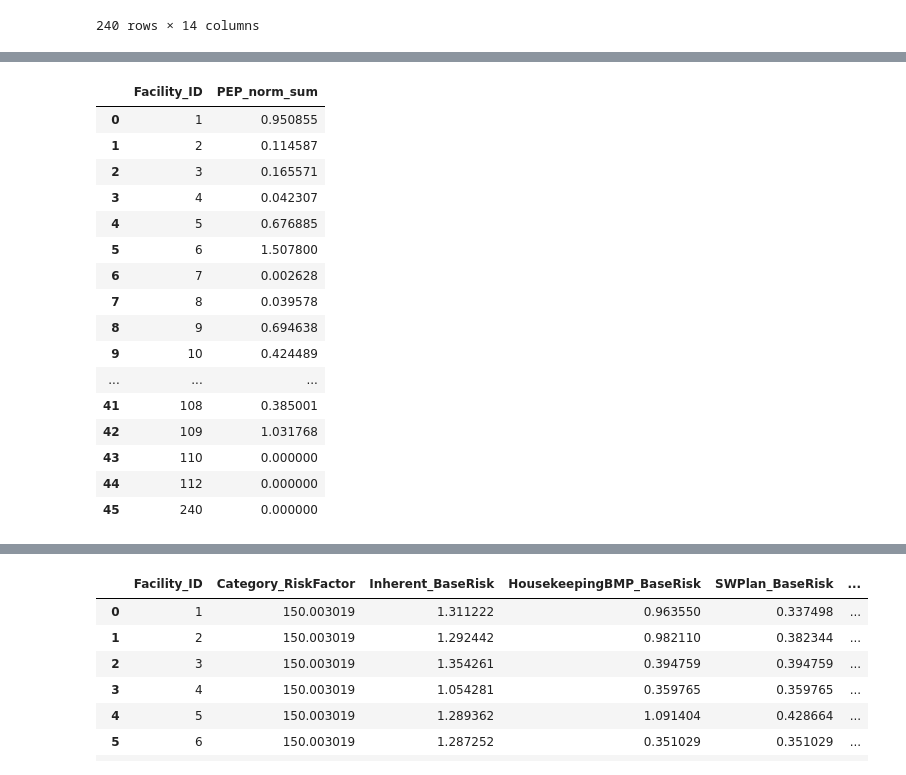
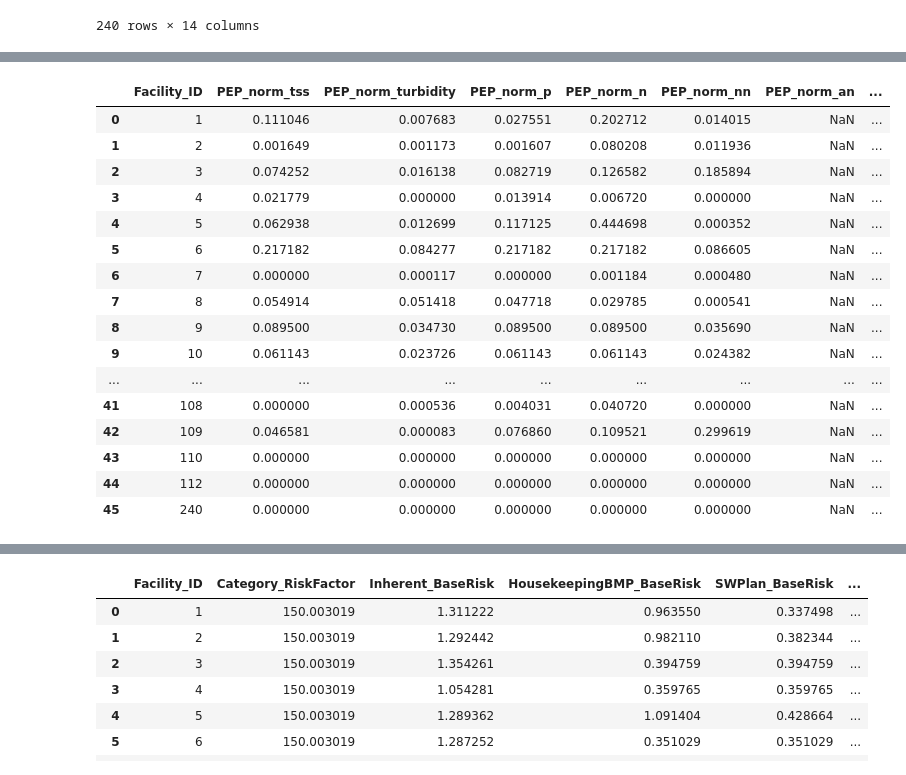
Before and after one commit to mallen69/Project_Sprint_7, a Jupyter notebook: Sprint03_Data_Operation/_jonhonda_dat/special_prj/Jon_Special_Project_v2.ipynb, the cells around one changed output, grey strips where cells are left out. Saved outputs shown, nothing was run; the diff lists cells and outputs as text; code cells hidden in the pictures.

```diff
--- a/Sprint03_Data_Operation/_jonhonda_dat/special_prj/Jon_Special_Project_v2.ipynb
+++ b/Sprint03_Data_Operation/_jonhonda_dat/special_prj/Jon_Special_Project_v2.ipynb
@@ -455,3 +455,14 @@ display(pd_exMaxConcs)
 | 100 | 112 | 2013-03-09 | 155.0 | 15.80 | 0.775 | 2.221 | 0.461 | 0.050 | 5.6 | NaN | ... |
 | 101 | 240 | 2015-09-11 | 293.0 | 93.20 | 0.774 | 4.510 | 1.800 | 0.173 | 0.0 | NaN | ... |
 102 rows × 26 columns
+# %%
+#############################################################################################################
+#                        Assign NEL for facility sample based on sample date
+#                                    REDEFINE  GLOBAL VARIABLE: pd_exMaxConcs
+#############################################################################################################
+#write nels for each sample based on wet or dry season
+for Constituent in pollLS:
+    pd_exMaxConcs['nel_'+Constituent] = 0
+    pd_exMaxConcs['nel_'+Constituent] = pd_exMaxConcs.apply(lambda row:
+      EffLim.Get_pd_NEL_WetOrDry(row['sample_date'], pd_FacsNELs_Wet, pd_FacsNELs_Dry)['nel_'+Constituent], axis = 1)
+display(pd_exMaxConcs)
@@ -790,29 +761,16 @@ display(pd_NormBaselinePEP)
 #                                        CALCULATE PEP_norm
 #
 ############################################################################################################
-def _HELPER_calc_PEP_norm(row, Constituent, pd_NormBaselinePEP):
-    #HELPER function to calculate norm of PEP_raw for a given constituent
-    #get max and min baseline values from pd_NormBAselinePEP
-    BLmax= pd_NormBaselinePEP.loc[pd_NormBaselinePEP['MaxMin']=='Max', 'PEP_Baseline_' + Constituent].values[0]
-    BLmin= pd_NormBaselinePEP.loc[pd_NormBaselinePEP['MaxMin']=='Min', 'PEP_Baseline_' + Constituent].values[0]
-    #i dont know how to catch div by zero errors using numpy :-/
-    dv = row['PEP_raw_' + Constituent] - BLmin
-    if dv != 0:
-        v = (dv - BLmin)/(BLmax - BLmin)
-    else:
-        v = 0 #force to 0
-    return v
 def CalcPEP_norm(pd_PEP_raw,pollLS, pd_NormBaselinePEP):
     #calculate PEP_norm for each constituent pollutant of each facility in pd_PEP_raw
     #return pd_PEP_norm [	Facility_ID	PEP_norm_tss	PEP_norm_turbidity	PEP_norm_p	PEP_norm_n	PEP_norm_nn	PEP_norm_an	PEP_norm_og	PEP_norm_cu	PEP_norm_zn	PEP_norm_fe	PEP_norm_phmin	PEP_norm_phmax]
 
     #initialize pd_PEP_norm dataframe w/ Facility_IDs from pd_exPEP_raw
     pd_PEP_norm = pd_PEP_raw.loc[:,['Facility_ID']]
-#     pd_PEP_norm.reset_index(drop=True,inplace=True)
-    #loop through each constituent; calculating norms as we go:
     for Constituent in pollLS:
-            pd_PEP_norm['PEP_norm_' + Constituent] = pd_PEP_raw.apply(lambda row:
-                                               _HELPER_calc_PEP_norm(row,Constituent,pd_NormBaselinePEP), axis = 1)
+        BLmax= pd_NormBaselinePEP.loc[pd_NormBaselinePEP['MaxMin']=='Max', 'PEP_Baseline_' + Constituent].values[0]
+        BLmin= pd_NormBaselinePEP.loc[pd_NormBaselinePEP['MaxMin']=='Min', 'PEP_Baseline_' + Constituent].values[0]
+        pd_PEP_norm['PEP_norm_' + Constituent] = (pd_PEP_raw['PEP_raw_' + Constituent] - BLmin) / (BLmax - BLmin)
     return pd_PEP_norm
 
 #############################################################################################################
@@ -850,39 +808,43 @@ This is the pd_exPEP_norm dataframe:
 # %%
 #############################################################################################################
 #                                        Sum Normalized PEP Scores
 #                                write scores to new dataframe called pd_PEP_sum
 ############################################################################################################
 def SumNormPEPs (pd_PEP_norm):
     #general function to sum normalized PEPs
+    #CAUTION!!! REVISES passed dataframe to include summing column
     pd_PEP_norm.set_index('Facility_ID', inplace=True) #move FAcility ID to index temporarily
+#     display(pd_PEP_norm['PEP_norm_sum'])
     pd_PEP_norm['PEP_norm_sum'] = pd_PEP_norm.sum(axis = 1) #sum norm scores for each facility
     pd_PEP_norm.reset_index(inplace=True) #move facility ID from index
-    return(pd_PEP_norm.loc[:,['Facility_ID', 'PEP_norm_sum']]) #copy summed norm scores and return dataframe
+    return(pd_PEP_norm) #return passed dataframe
 
 #############################################################################################################
 #                                  Sum existing Normalized PEP Scores
-#                              (DEFINE GLOBAL VARIABLE: pd_exPEP_sum)
+#                              (REDEFINE GLOBAL VARIABLE: pd_exPEP_norm)
 ############################################################################################################
-pd_exPEP_sum = SumNormPEPs(pd_exPEP_norm)
-display(pd_exPEP_sum)
+
+# display(pd_exPEP_norm.loc[:,['Facility_ID', 'PEP_norm_sum']])
+pd_exPEP_norm = SumNormPEPs(pd_exPEP_norm) #revise pd_exPEP_Norm to include summing column
+display(pd_exPEP_norm)
 # %% [output]
-|  | Facility_ID | PEP_norm_sum |
-| 0 | 1 | 0.950855 |
-| 1 | 2 | 0.114587 |
-| 2 | 3 | 0.165571 |
-| 3 | 4 | 0.042307 |
-| 4 | 5 | 0.676885 |
-| 5 | 6 | 1.507800 |
-| 6 | 7 | 0.002628 |
-| 7 | 8 | 0.039578 |
-| 8 | 9 | 0.694638 |
-| 9 | 10 | 0.424489 |
-| ... | ... | ... |
-| 41 | 108 | 0.385001 |
-| 42 | 109 | 1.031768 |
-| 43 | 110 | 0.000000 |
-| 44 | 112 | 0.000000 |
-| 45 | 240 | 0.000000 |
+|  | Facility_ID | PEP_norm_tss | PEP_norm_turbidity | PEP_norm_p | PEP_norm_n | PEP_norm_nn | PEP_norm_an | ... |
+| 0 | 1 | 0.111046 | 0.007683 | 0.027551 | 0.202712 | 0.014015 | NaN | ... |
+| 1 | 2 | 0.001649 | 0.001173 | 0.001607 | 0.080208 | 0.011936 | NaN | ... |
+| 2 | 3 | 0.074252 | 0.016138 | 0.082719 | 0.126582 | 0.185894 | NaN | ... |
+| 3 | 4 | 0.021779 | 0.000000 | 0.013914 | 0.006720 | 0.000000 | NaN | ... |
+| 4 | 5 | 0.062938 | 0.012699 | 0.117125 | 0.444698 | 0.000352 | NaN | ... |
+| 5 | 6 | 0.217182 | 0.084277 | 0.217182 | 0.217182 | 0.086605 | NaN | ... |
+| 6 | 7 | 0.000000 | 0.000117 | 0.000000 | 0.001184 | 0.000480 | NaN | ... |
+| 7 | 8 | 0.054914 | 0.051418 | 0.047718 | 0.029785 | 0.000541 | NaN | ... |
+| 8 | 9 | 0.089500 | 0.034730 | 0.089500 | 0.089500 | 0.035690 | NaN | ... |
+| 9 | 10 | 0.061143 | 0.023726 | 0.061143 | 0.061143 | 0.024382 | NaN | ... |
+| ... | ... | ... | ... | ... | ... | ... | ... | ... |
+| 41 | 108 | 0.000000 | 0.000536 | 0.004031 | 0.040720 | 0.000000 | NaN | ... |
+| 42 | 109 | 0.046581 | 0.000083 | 0.076860 | 0.109521 | 0.299619 | NaN | ... |
+| 43 | 110 | 0.000000 | 0.000000 | 0.000000 | 0.000000 | 0.000000 | NaN | ... |
+| 44 | 112 | 0.000000 | 0.000000 | 0.000000 | 0.000000 | 0.000000 | NaN | ... |
+| 45 | 240 | 0.000000 | 0.000000 | 0.000000 | 0.000000 | 0.000000 | NaN | ... |
 # %%
 '''
 #############################################################################################################
```
Also changed, not shown: parts of 10 cells of this notebook, 1 other file.
